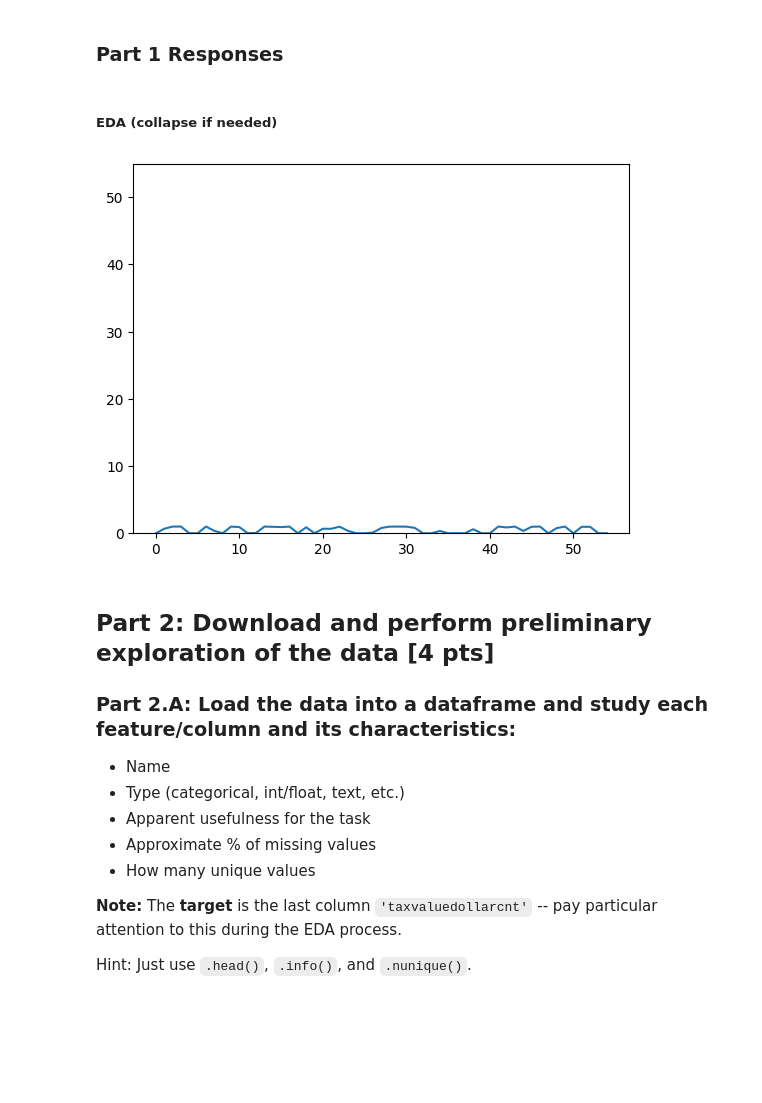
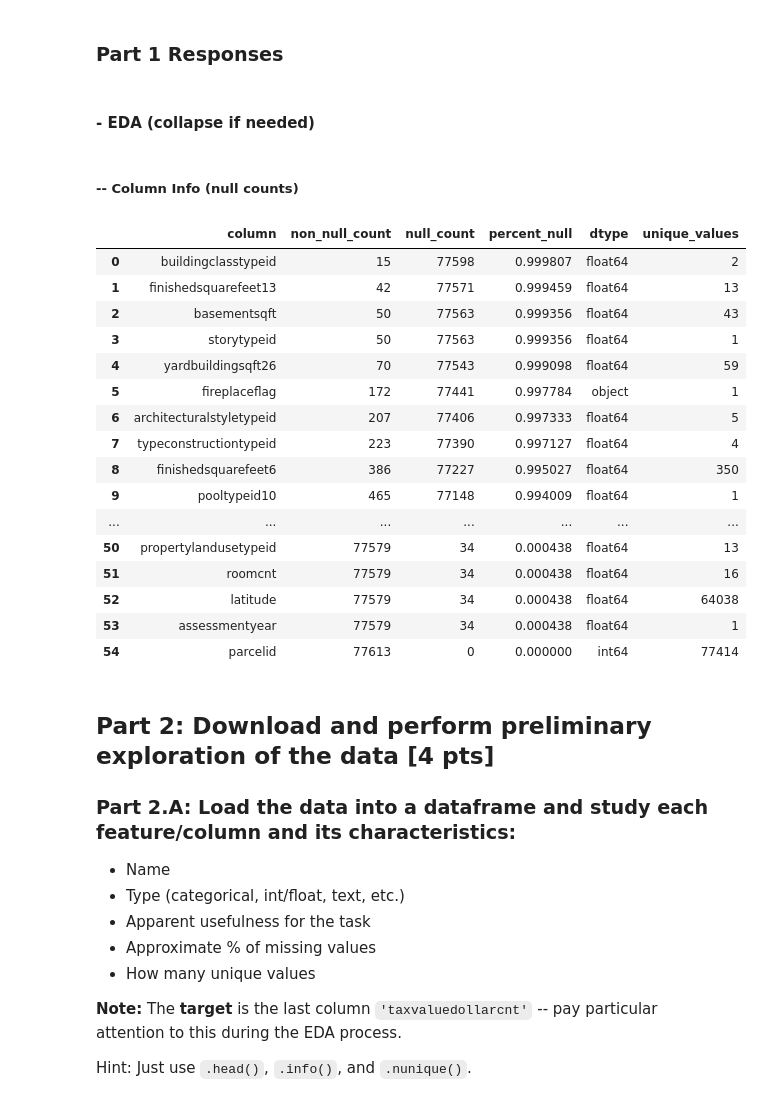
Before and after one commit to andre-bu-gitdev/ML_Fundamentals_dx603, a Jupyter notebook: Milestones/Milestone_01.ipynb, the cells around one changed output. Cells and saved outputs as stored; diff of their text form; code cells hidden in the pictures; blank space fills up the shorter version.

```diff
--- a/Milestones/Milestone_01.ipynb
+++ b/Milestones/Milestone_01.ipynb
@@ -142,25 +141,40 @@ AFTER doing your EDA, come back and answer each of the following 3 questions in
 # %% [markdown]
 ### Part 1 Responses
 # %% [markdown]
-##### EDA (collapse if needed)
+#### - EDA (collapse if needed)
+# %% [markdown]
+##### -- Column Info (null counts)
 # %%
 info_df = pd.DataFrame({
     'column': df.columns,
     'non_null_count': df.count().values,
     'null_count': (df.count().values - len(df)) * -1,
     'percent_null': ((df.count().values - len(df)) * -1) / len(df),
-    'dtype': df.dtypes.values
+    'dtype': df.dtypes.values,
+    'unique_values': df.nunique(),
 })
 
-info_df.sort_values(by='percent_null', axis='index', ascending=False)
+info_df = info_df.sort_values(by='percent_null', axis='index', ascending=False).reset_index().drop(columns='index')
 
-info_df['percent_null'].plot()
-
-# Set the visible Y-axis range from 0 to 100
-plt.ylim(0, 55)
-plt.show()
+info_df
 # %% [output]
-[figure, removed]
+|  | column | non_null_count | null_count | percent_null | dtype | unique_values |
+| 0 | buildingclasstypeid | 15 | 77598 | 0.999807 | float64 | 2 |
+| 1 | finishedsquarefeet13 | 42 | 77571 | 0.999459 | float64 | 13 |
+| 2 | basementsqft | 50 | 77563 | 0.999356 | float64 | 43 |
+| 3 | storytypeid | 50 | 77563 | 0.999356 | float64 | 1 |
+| 4 | yardbuildingsqft26 | 70 | 77543 | 0.999098 | float64 | 59 |
+| 5 | fireplaceflag | 172 | 77441 | 0.997784 | object | 1 |
+| 6 | architecturalstyletypeid | 207 | 77406 | 0.997333 | float64 | 5 |
+| 7 | typeconstructiontypeid | 223 | 77390 | 0.997127 | float64 | 4 |
+| 8 | finishedsquarefeet6 | 386 | 77227 | 0.995027 | float64 | 350 |
+| 9 | pooltypeid10 | 465 | 77148 | 0.994009 | float64 | 1 |
+| ... | ... | ... | ... | ... | ... | ... |
+| 50 | propertylandusetypeid | 77579 | 34 | 0.000438 | float64 | 13 |
+| 51 | roomcnt | 77579 | 34 | 0.000438 | float64 | 16 |
+| 52 | latitude | 77579 | 34 | 0.000438 | float64 | 64038 |
+| 53 | assessmentyear | 77579 | 34 | 0.000438 | float64 | 1 |
+| 54 | parcelid | 77613 | 0 | 0.000000 | int64 | 77414 |
 # %% [markdown]
 ## Part 2: Download and perform preliminary exploration of the data [4 pts]
 
```
Also changed, not shown: parts of 1 cell of this notebook.
